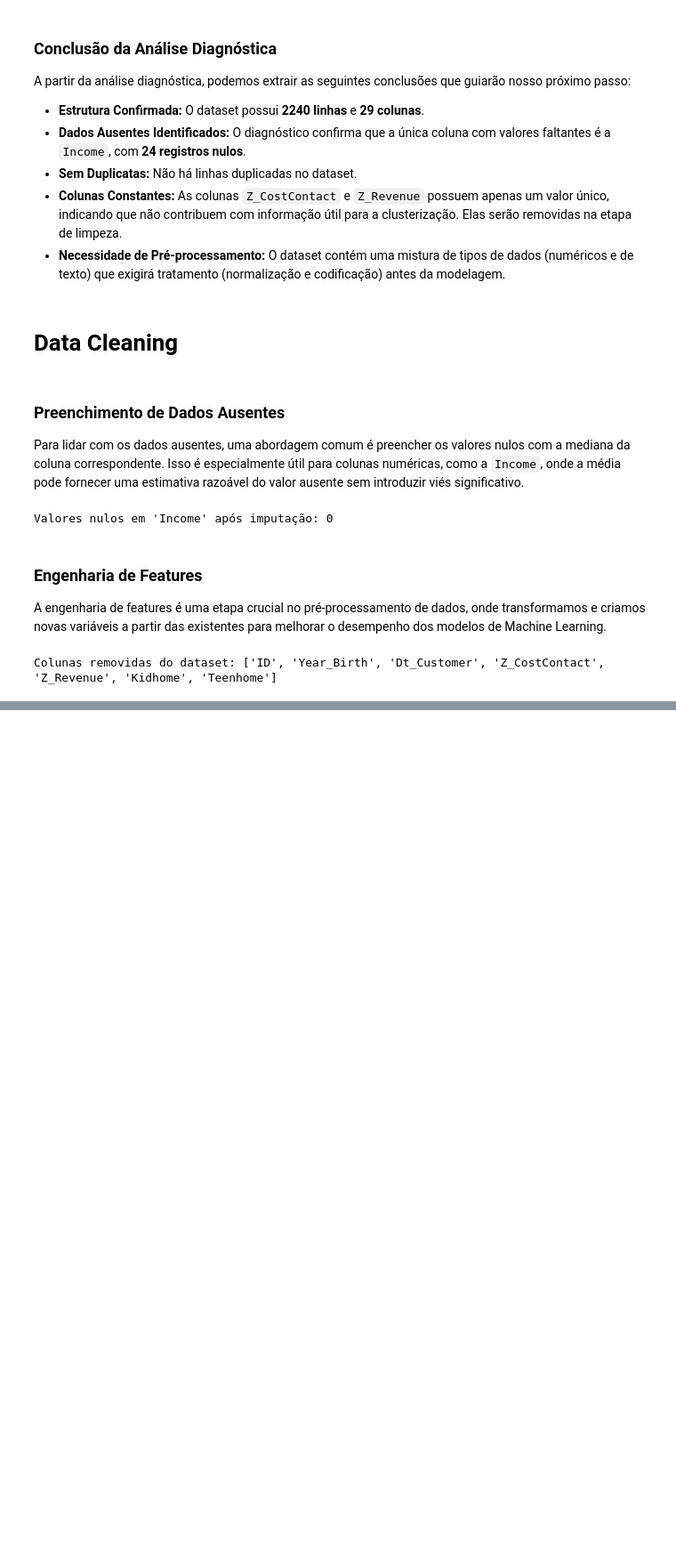
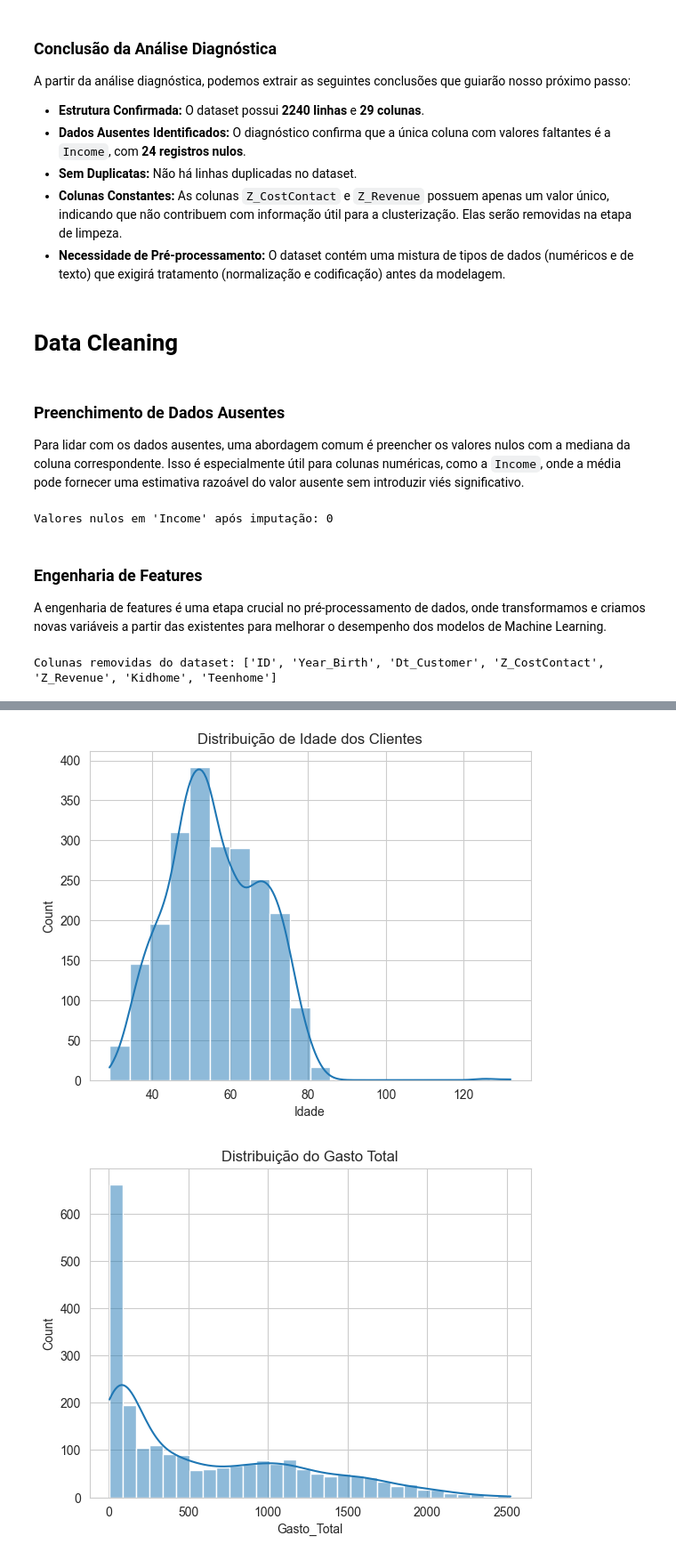
Before and after one commit to juniors719/customer_personality_clustering, a Jupyter notebook: customer_segmentation.ipynb, the cells around one changed output, grey strips where cells are left out. Shown at 89% size. Drawn from its saved outputs; the diff is of its cells as text; code cells hidden in the pictures; blank space fills up the shorter version.

Commit message:
histograma

```diff
--- a/customer_segmentation.ipynb
+++ b/customer_segmentation.ipynb
@@ -319,0 +370,13 @@ Colunas removidas do dataset: ['ID', 'Year_Birth', 'Dt_Customer', 'Z_CostContact
+# %%
+# Verificar distribuição de idade
+sns.histplot(df_clean['Idade'], bins=20, kde=True)
+plt.title('Distribuição de Idade dos Clientes')
+plt.show()
+
+# Gasto Total
+sns.histplot(df_clean['Gasto_Total'], bins=30, kde=True)
+plt.title('Distribuição do Gasto Total')
+plt.show()
+# %% [output]
+[figure, added]
+[figure, added]
```
Also changed, not shown: parts of 1 cell of this notebook.
